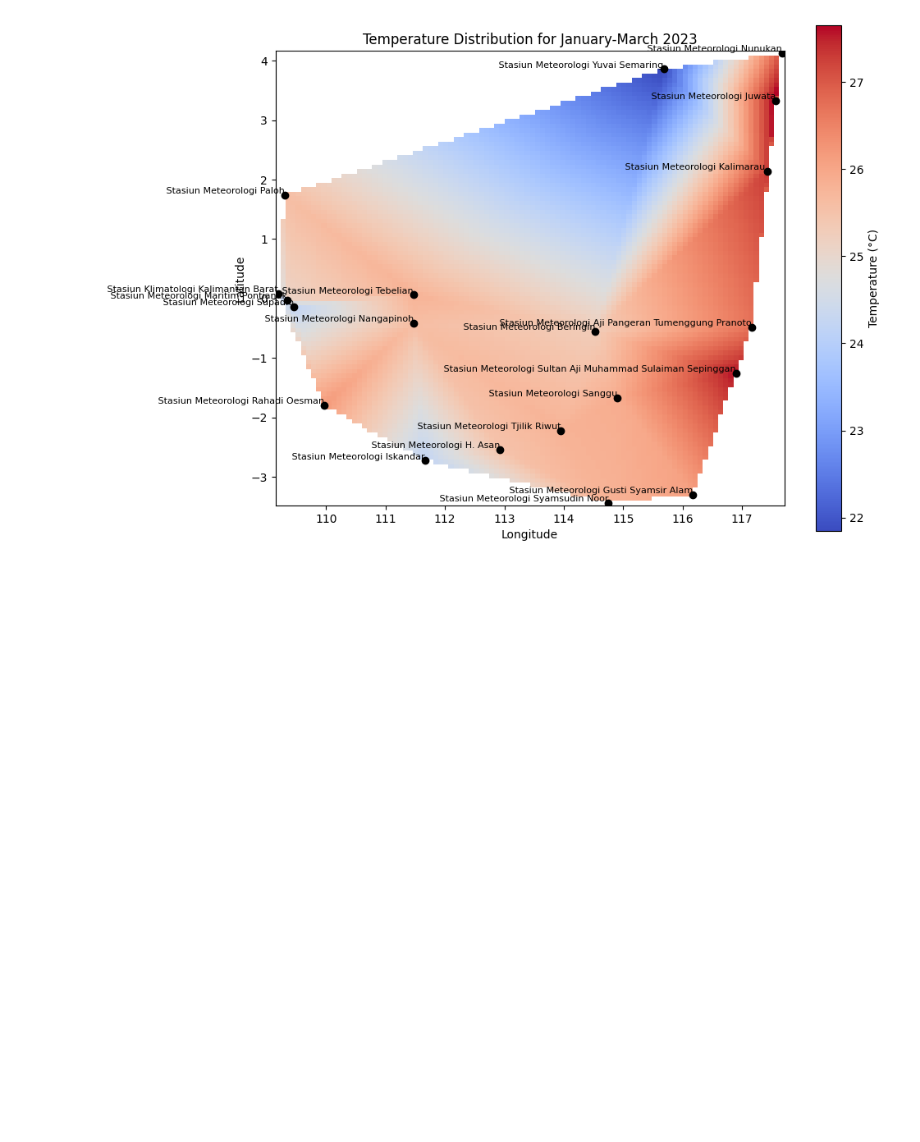
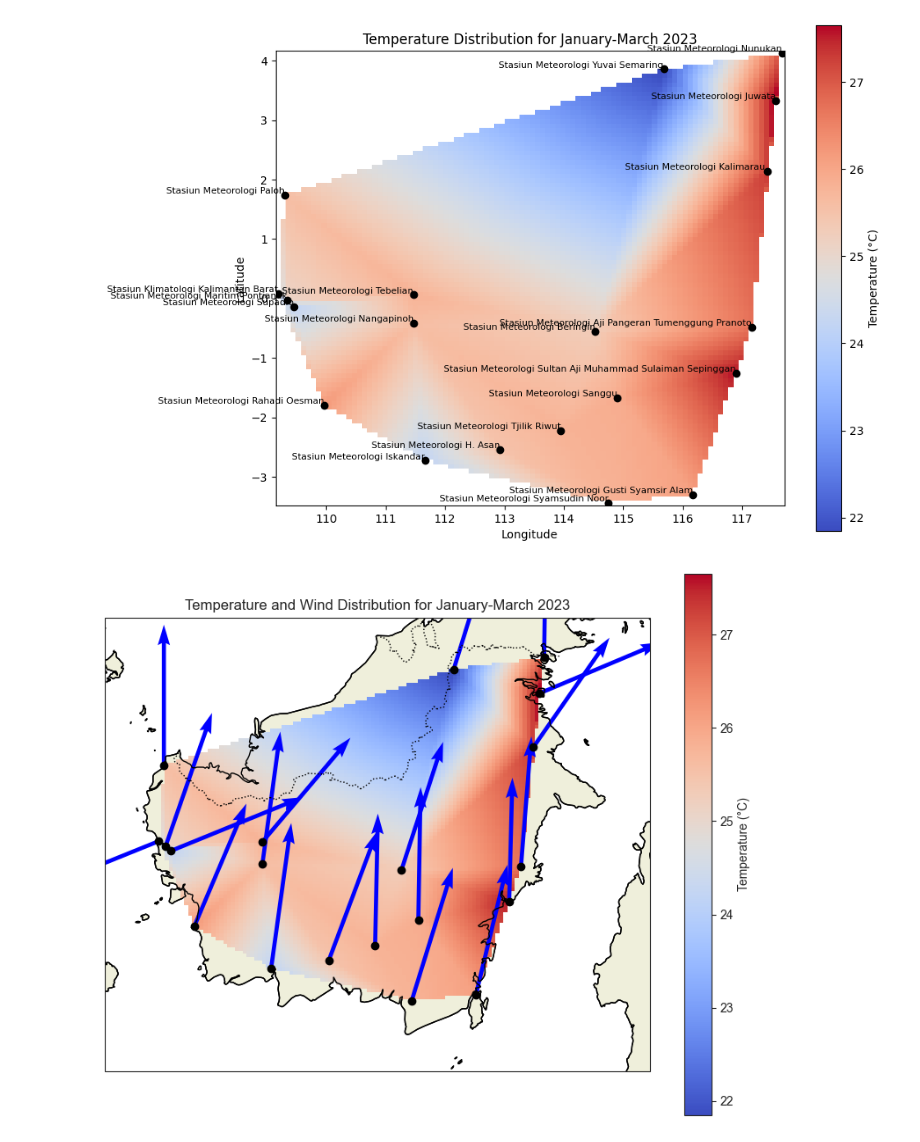
Before and after one commit to syadrn/Proyek-Kapita-Selekta, a Jupyter notebook: Tugas proyek akhir meteo/contour.ipynb, the cells around one changed output. Cells and saved outputs as stored; diff of their text form; code cells hidden in the pictures; blank space fills up the shorter version.

```diff
--- a/Tugas proyek akhir meteo/contour.ipynb
+++ b/Tugas proyek akhir meteo/contour.ipynb
@@ -314,3 +316,83 @@ plt.ylabel('Latitude')
 plt.show()
 # %% [output]
 [figure]
+# %%
+import pandas as pd
+import numpy as np
+import matplotlib.pyplot as plt
+import seaborn as sns
+from scipy.interpolate import griddata
+import cartopy.crs as ccrs
+import cartopy.feature as cfeature
+
+# Load data
+file_path = 'data_kalimantan/hasil.xlsx'
+df = pd.read_excel(file_path, 'TAVG')
+df1 = pd.read_excel(file_path, 'FFAVG')
+df2 = pd.read_excel(file_path, 'DDD')
+
+# Ekstrak data untuk Januari-Maret
+date = '31-03-2023'
+latitudes = df['latitude']
+longitudes = df['longitude']
+temperatures = df[date]
+wind_speeds = df1[date]
+wind_directions = df2[date]
+wind_directions_rad = np.radians(wind_directions)
+station_name = df['station_name']
+
+# Konversi ke array numpy
+lat = np.array(latitudes)
+lon = np.array(longitudes)
+tavg = np.array(temperatures)
+wsx = np.array(wind_speeds)
+wdx = np.array(wind_directions_rad)
+station_names = np.array(station_name)
+
+# Hapus data dengan NaN di lat, lon, tavg, wsx, dan wdx
+valid_indices = ~np.isnan(tavg) & ~np.isnan(lat) & ~np.isnan(lon) & ~np.isnan(wsx) & ~np.isnan(wdx)
+lat = lat[valid_indices]
+lon = lon[valid_indices]
+tavg = tavg[valid_indices]
+wsx = wsx[valid_indices]
+wdx = wdx[valid_indices]
+
+# Komponen kecepatan angin u dan v
+u = wsx * np.sin(wdx)
+v = wsx * np.cos(wdx)
+
+# Membuat grid untuk interpolasi
+grid_x, grid_y = np.mgrid[min(lon):max(lon):100j, min(lat):max(lat):100j]
+grid_tavg = griddata((lon, lat), tavg, (grid_x, grid_y), method='linear')
+
+# Buat peta menggunakan Cartopy
+fig = plt.figure(figsize=(10, 8))
+ax = plt.axes(projection=ccrs.PlateCarree())
+
+# Menambahkan peta dunia
+ax.coastlines(resolution='10m', linewidth=1)
+ax.add_feature(cfeature.LAND, edgecolor='black')
+ax.add_feature(cfeature.BORDERS, linestyle=':')
+
+# Batas untuk peta wilayah Kalimantan
+ax.set_extent([108, 120, -5, 5], crs=ccrs.PlateCarree())  # [min lon, max lon, min lat, max lat]
+
+# Plot distribusi temperatur (pcolormesh)
+contour = ax.pcolormesh(grid_x, grid_y, grid_tavg, shading='auto', cmap='coolwarm', transform=ccrs.PlateCarree())
+plt.colorbar(contour, ax=ax, label='Temperature (°C)')
+
+# Plot vektor angin (quiver) di atas contour map
+ax.quiver(lon, lat, u, v, transform=ccrs.PlateCarree(), angles='xy', scale_units='xy', scale=30, color='blue')
+
+# Plot titik stasiun
+ax.scatter(lon, lat, color='black', marker='o', transform=ccrs.PlateCarree())
+
+# Tambahkan judul dan label
+plt.title(f'Temperature and Wind Distribution for January-March 2023')
+plt.xlabel('Longitude')
+plt.ylabel('Latitude')
+
+# Tampilkan plot
+plt.show()
+# %% [output]
+[figure, added]
```
Also changed, not shown: parts of 1 cell of this notebook, 2 other files.
